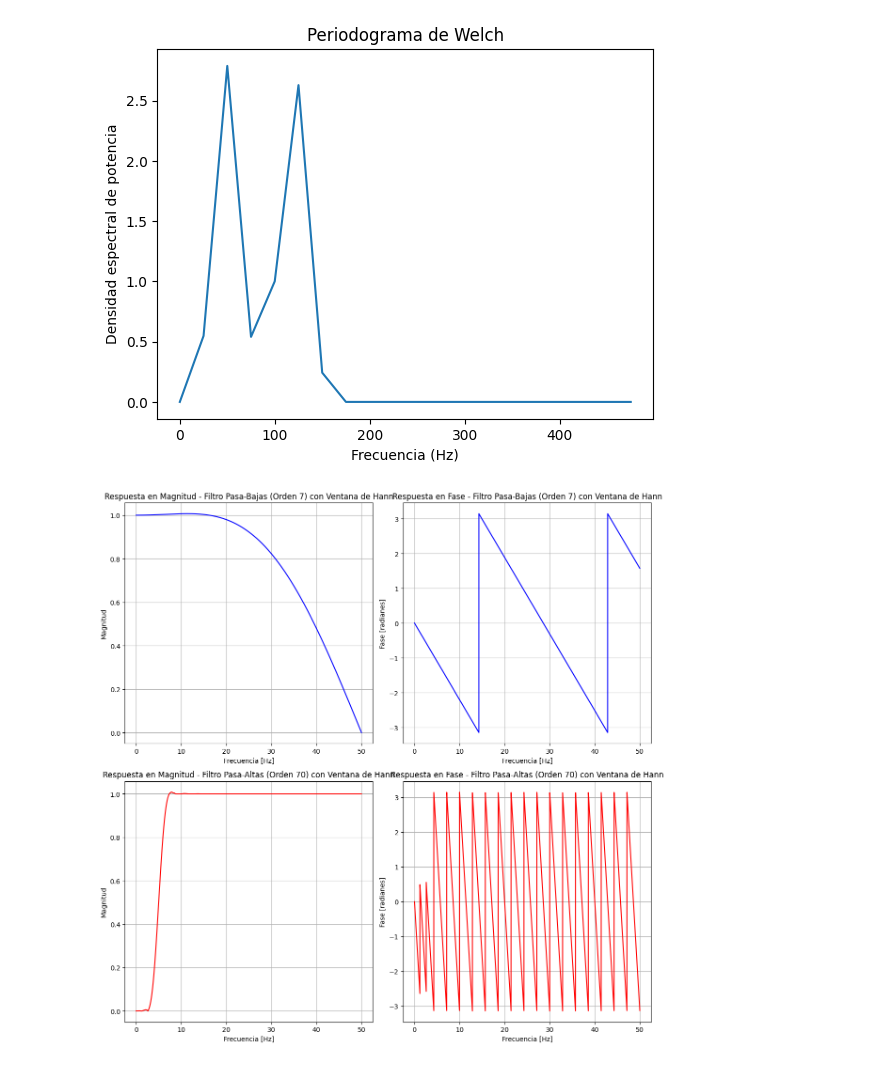
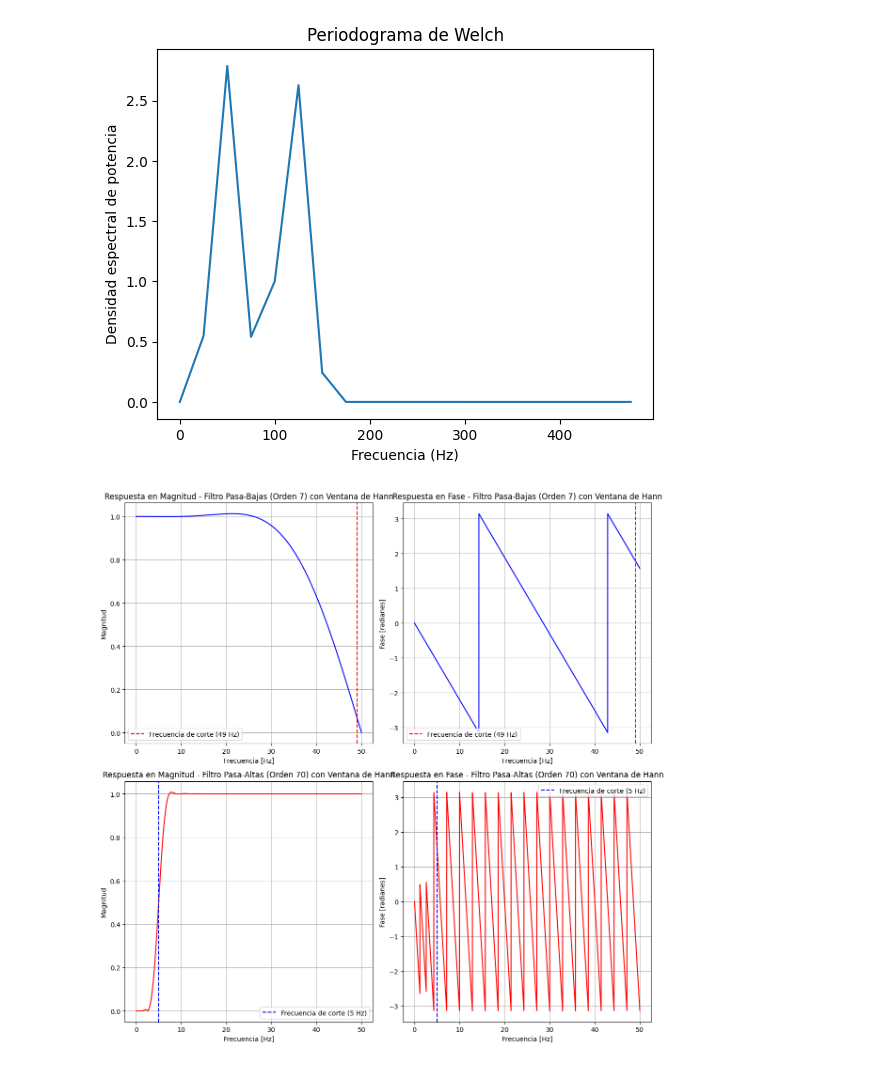
Before and after one commit to NataliaArenasP20/LaboratorioBiosenales, a Jupyter notebook: PARCIAL/ParcialNataliaArenas.ipynb, the cells around one changed output. Saved outputs shown, nothing was run; the diff lists cells and outputs as text; code cells hidden in the pictures.

```diff
--- a/PARCIAL/ParcialNataliaArenas.ipynb
+++ b/PARCIAL/ParcialNataliaArenas.ipynb
@@ -84,7 +84,7 @@ import matplotlib.pyplot as plt
 # Parámetros
 fs = 100  # Frecuencia de muestreo en Hz
 f_c2 = 5  # Frecuencia de corte para el filtro pasa-altas
-f_c1 = 40
+f_c1 = 49 # Frecuencia de corte para el filtro pasa-bajas
 
 nyquist = fs / 2
 cutoff1 = f_c1 / nyquist  # Frecuencia de corte normalizada para el filtro pasa-bajas
@@ -108,34 +108,42 @@ plt.figure(figsize=(12, 12))
 # Respuesta en magnitud y fase para filtro pasa-bajas
 plt.subplot(2, 2, 1)
 plt.plot(w_low, np.abs(h_low), 'b')
+plt.axvline(f_c1, color='r', linestyle='--', label=f'Frecuencia de corte ({f_c1} Hz)')
 plt.title('Respuesta en Magnitud - Filtro Pasa-Bajas (Orden 7) con Ventana de Hann')
 plt.xlabel('Frecuencia [Hz]')
 plt.ylabel('Magnitud')
 plt.grid(True)
+plt.legend()
 
 plt.subplot(2, 2, 2)
 plt.plot(w_low, np.angle(h_low), 'b')
+plt.axvline(f_c1, color='r', linestyle='--', label=f'Frecuencia de corte ({f_c1} Hz)')
 plt.title('Respuesta en Fase - Filtro Pasa-Bajas (Orden 7) con Ventana de Hann')
 plt.xlabel('Frecuencia [Hz]')
 plt.ylabel('Fase [radianes]')
 plt.grid(True)
+plt.legend()
 
 # Respuesta en magnitud y fase para filtro pasa-altas
 plt.subplot(2, 2, 3)
 plt.plot(w_high, np.abs(h_high), 'r')
+plt.axvline(f_c2, color='b', linestyle='--', label=f'Frecuencia de corte ({f_c2} Hz)')
 plt.title('Respuesta en Magnitud - Filtro Pasa-Altas (Orden 70) con Ventana de Hann')
 plt.xlabel('Frecuencia [Hz]')
 plt.ylabel('Magnitud')
 plt.grid(True)
+plt.legend()
 
 plt.subplot(2, 2, 4)
 plt.plot(w_high, np.angle(h_high), 'r')
+plt.axvline(f_c2, color='b', linestyle='--', label=f'Frecuencia de corte ({f_c2} Hz)')
 plt.title('Respuesta en Fase - Filtro Pasa-Altas (Orden 70) con Ventana de Hann')
 plt.xlabel('Frecuencia [Hz]')
 plt.ylabel('Fase [radianes]')
 plt.grid(True)
+plt.legend()
 
 plt.tight_layout()
 plt.show()
 # %% [output]
-[figure, old version]
+[figure, new version]
```
